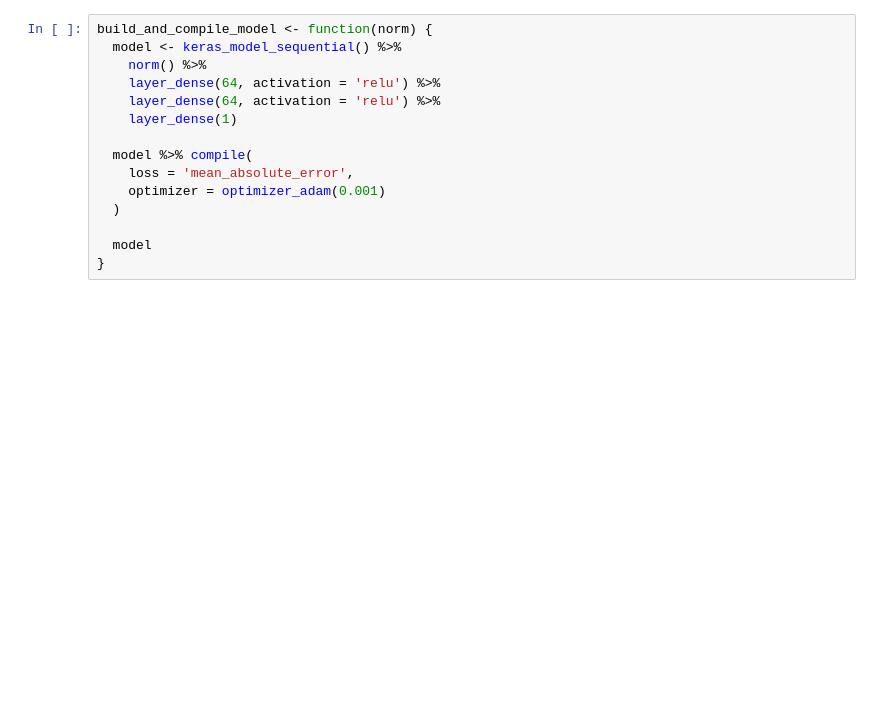
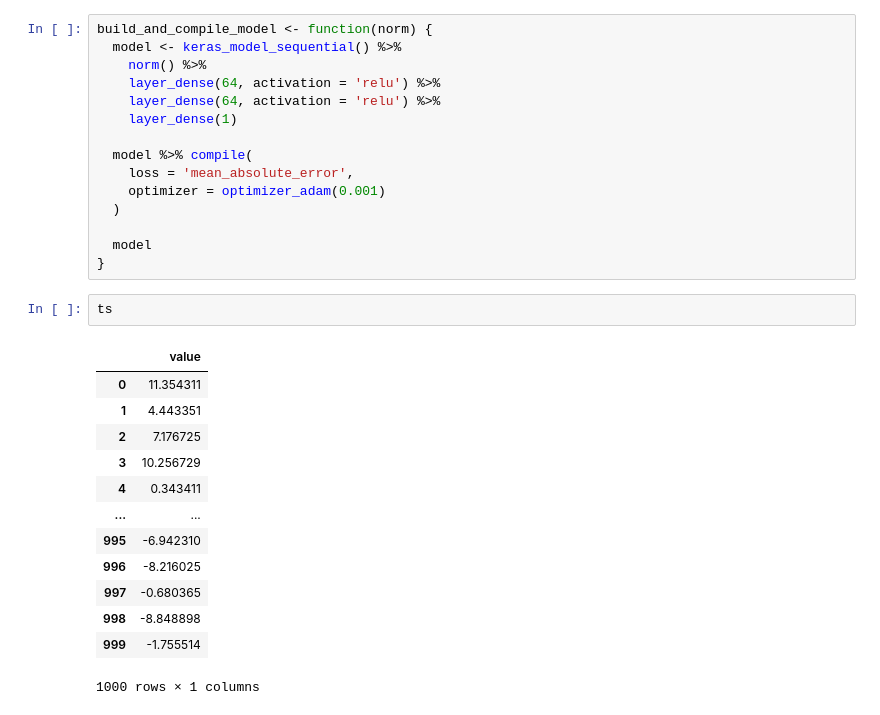
Before and after one commit to Evan-Callaghan/FieldsAcademy-NeuralNetworks, a Jupyter notebook: Learning/ts.ipynb, the cells around one changed output. Cells and saved outputs as stored; diff of their text form; blank space fills up the shorter version.

```diff
--- a/Learning/ts.ipynb
+++ b/Learning/ts.ipynb
@@ -101,3 +105,19 @@ build_and_compile_model <- function(norm) {
 
   model
 }
+# %%
+ts
+# %% [output]
+|  | value |
+| 0 | 11.354311 |
+| 1 | 4.443351 |
+| 2 | 7.176725 |
+| 3 | 10.256729 |
+| 4 | 0.343411 |
+| ... | ... |
+| 995 | -6.942310 |
+| 996 | -8.216025 |
+| 997 | -0.680365 |
+| 998 | -8.848898 |
+| 999 | -1.755514 |
+1000 rows × 1 columns
```
Also changed, not shown: parts of 2 cells of this notebook.
